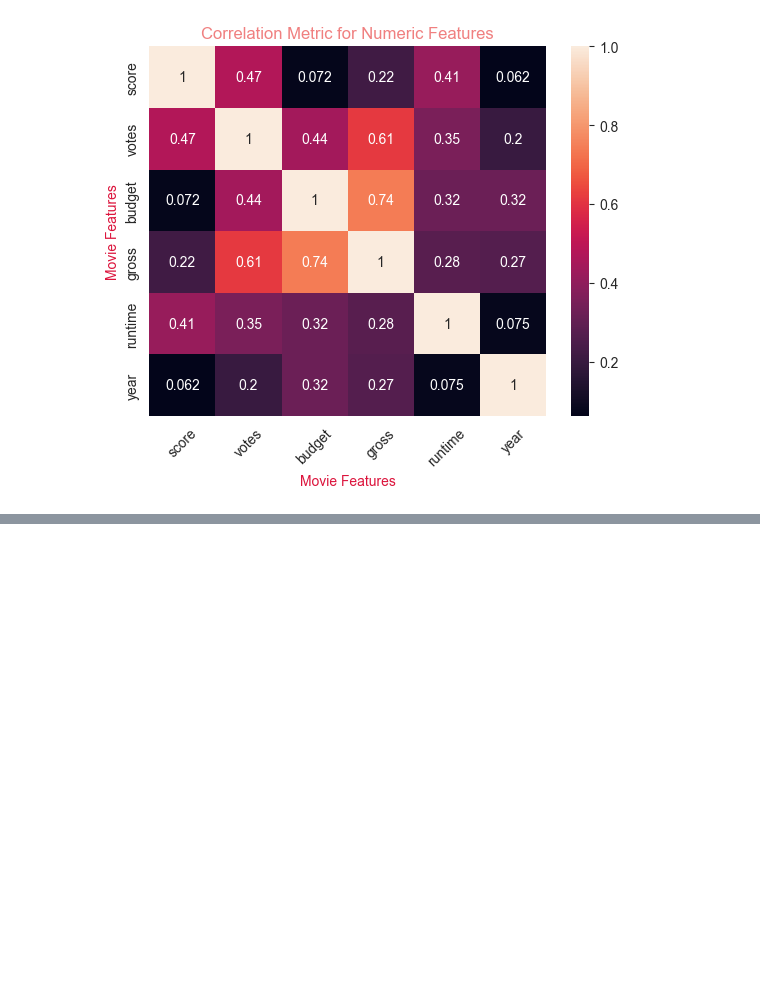
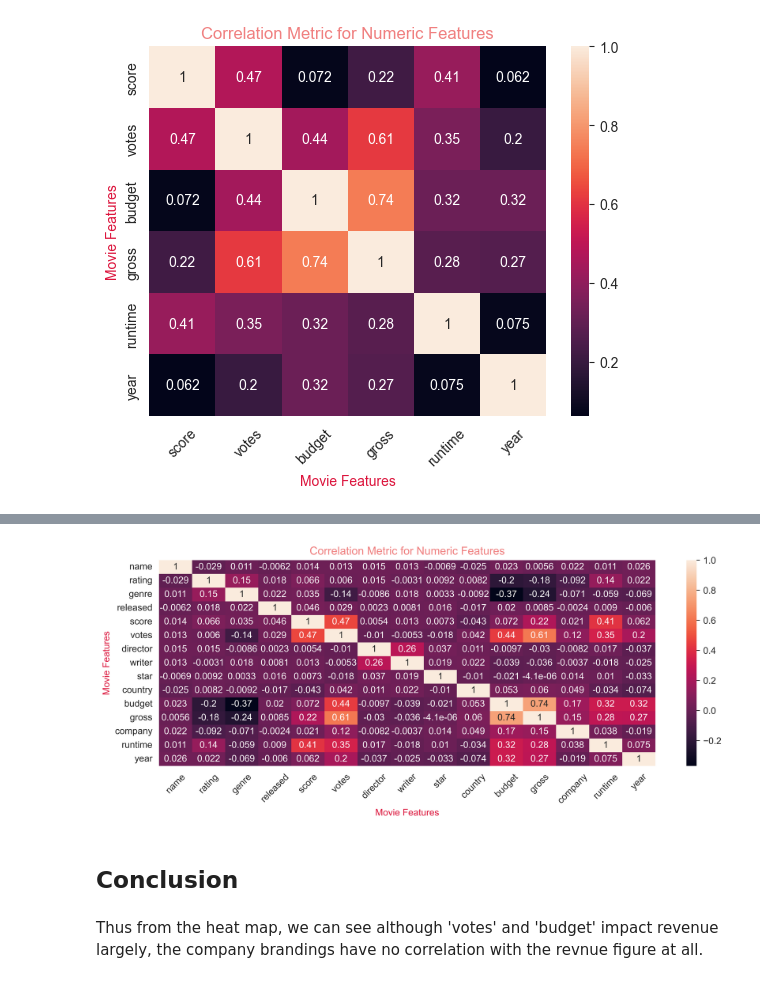
Before and after one commit to ishtiakrongon/PythonProject1-Correlation_in_Python, a Jupyter notebook: correlation_in_python.ipynb, the cells around one changed output, grey strips where cells are left out. Cells and saved outputs as stored; diff of their text form; code cells hidden in the pictures; blank space fills up the shorter version.

```diff
--- a/correlation_in_python.ipynb
+++ b/correlation_in_python.ipynb
@@ -245,0 +280,7 @@ plt.show()
+# %%
+movies_numerized = movies_new
+for col_name in movies_numerized.columns:
+    if(movies_numerized[col_name].dtype == 'object'):
+        movies_numerized[col_name] = movies_numerized[col_name].astype('category')
+        movies_numerized[col_name] = movies_numerized[col_name].cat.codes
+movies_numerized.head()
@@ -245,0 +294,18 @@ plt.show()
+# %%
+corr_matrix = movies_numerized.corr(method = 'pearson')
+
+
+fig, ax = plt.subplots(figsize = (12, 4), dpi = 720)
+
+sns.heatmap(corr_matrix, annot = True)
+plt.title('Correlation Metric for Numeric Features', color = 'lightcoral')
+plt.xlabel('Movie Features', color = 'crimson')
+plt.ylabel('Movie Features', color = 'crimson')
+plt.xticks(rotation = 45)
+plt.show()
+# %% [output]
+[figure, added]
+# %% [markdown]
+## Conclusion
+# %% [markdown]
+Thus from the heat map, we can see although 'votes' and 'budget' impact revenue largely, the company brandings have no correlation with the revnue figure at all.
```
Also changed, not shown: parts of 8 cells of this notebook.
